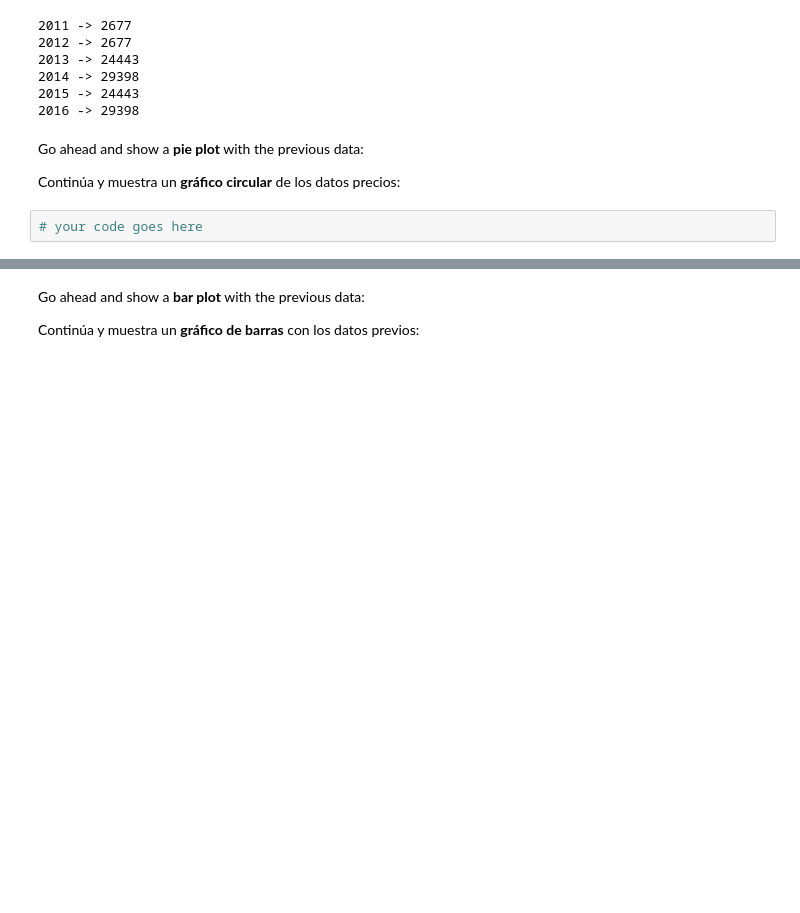
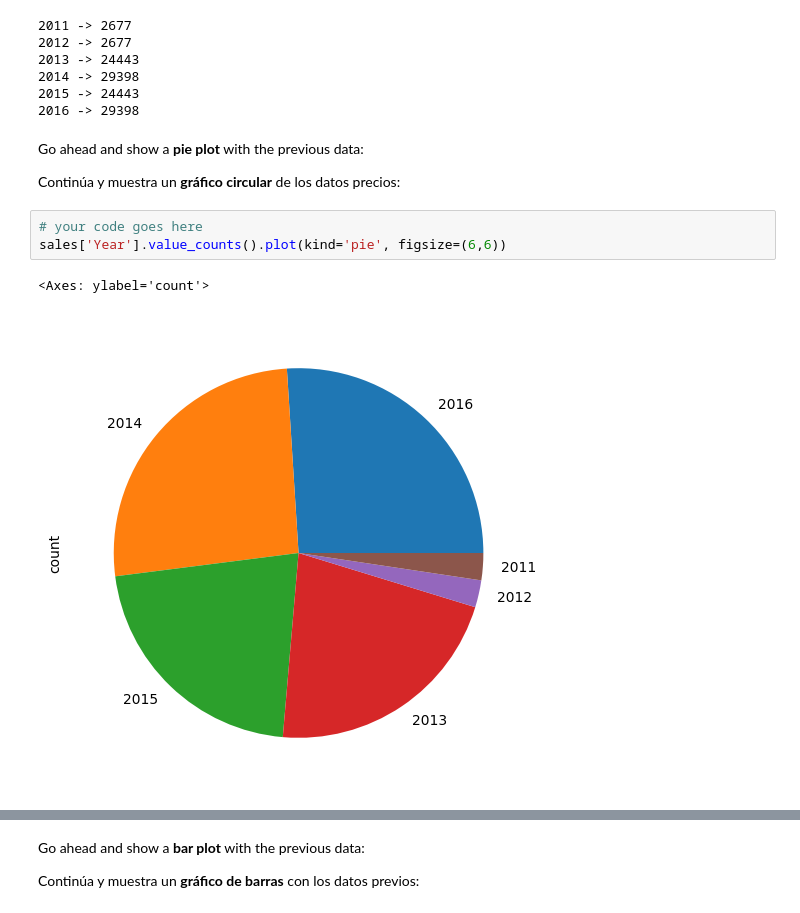
Before and after one commit to TonyGael/FCC_Pandas_Real_Life_Example, a Jupyter notebook: Exercises_1.ipynb, the cells around one changed output, grey strips where cells are left out. Cells and saved outputs as stored; diff of their text form; blank space fills up the shorter version.

```diff
--- a/Exercises_1.ipynb
+++ b/Exercises_1.ipynb
@@ -137,6 +162,10 @@ Go ahead and show a <b>pie plot</b> with the previous data:
 Continúa y muestra un <b>gráfico circular</b> de los datos precios:
 # %%
 # your code goes here
+sales['Year'].value_counts().plot(kind='pie', figsize=(6,6))
+# %% [output]
+<Axes: ylabel='count'>
+[figure, added]
 # %% [markdown]
 ![green-divider](https://user-images.githubusercontent.com/7065401/52071924-c003ad80-2562-11e9-8297-1c6595f8a7ff.png)
 
```
Also changed, not shown: parts of 7 cells of this notebook, 1 other file.
